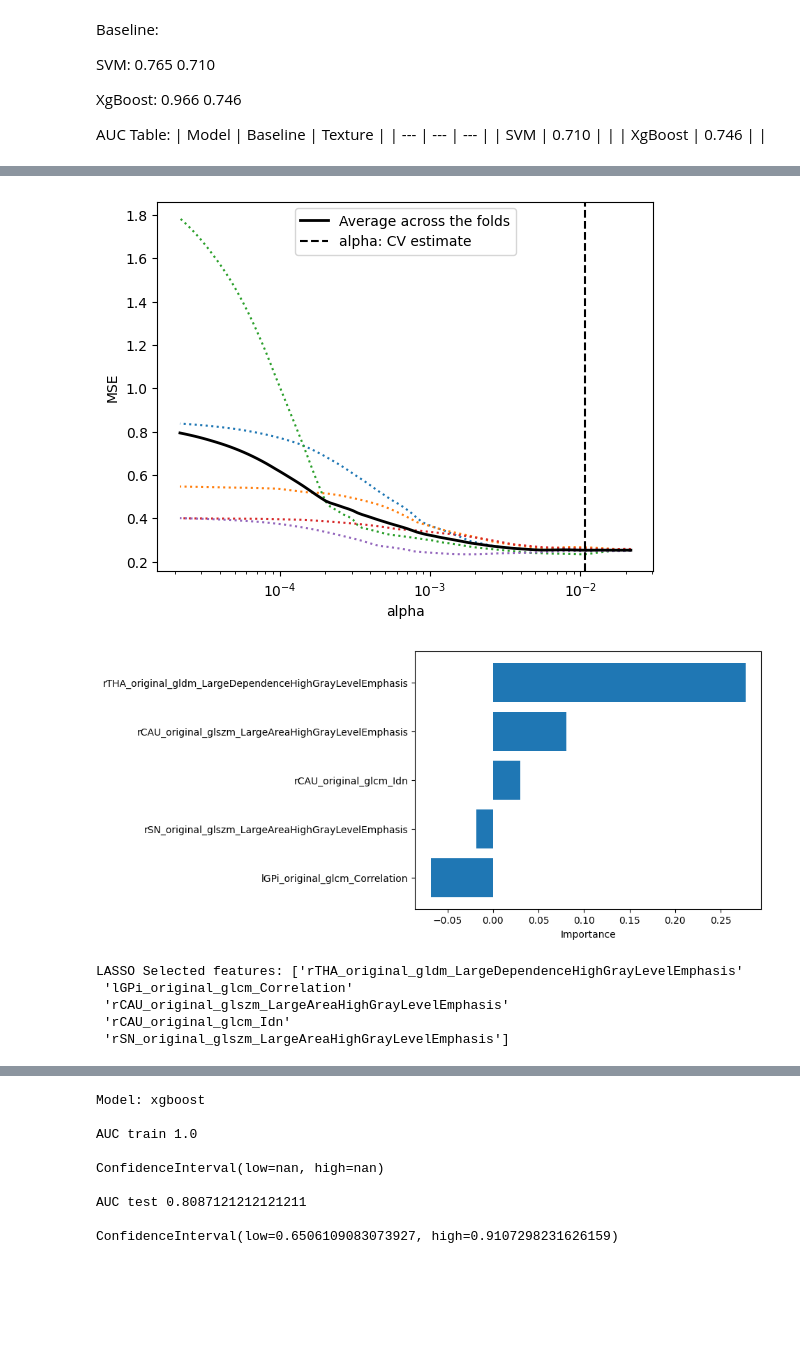
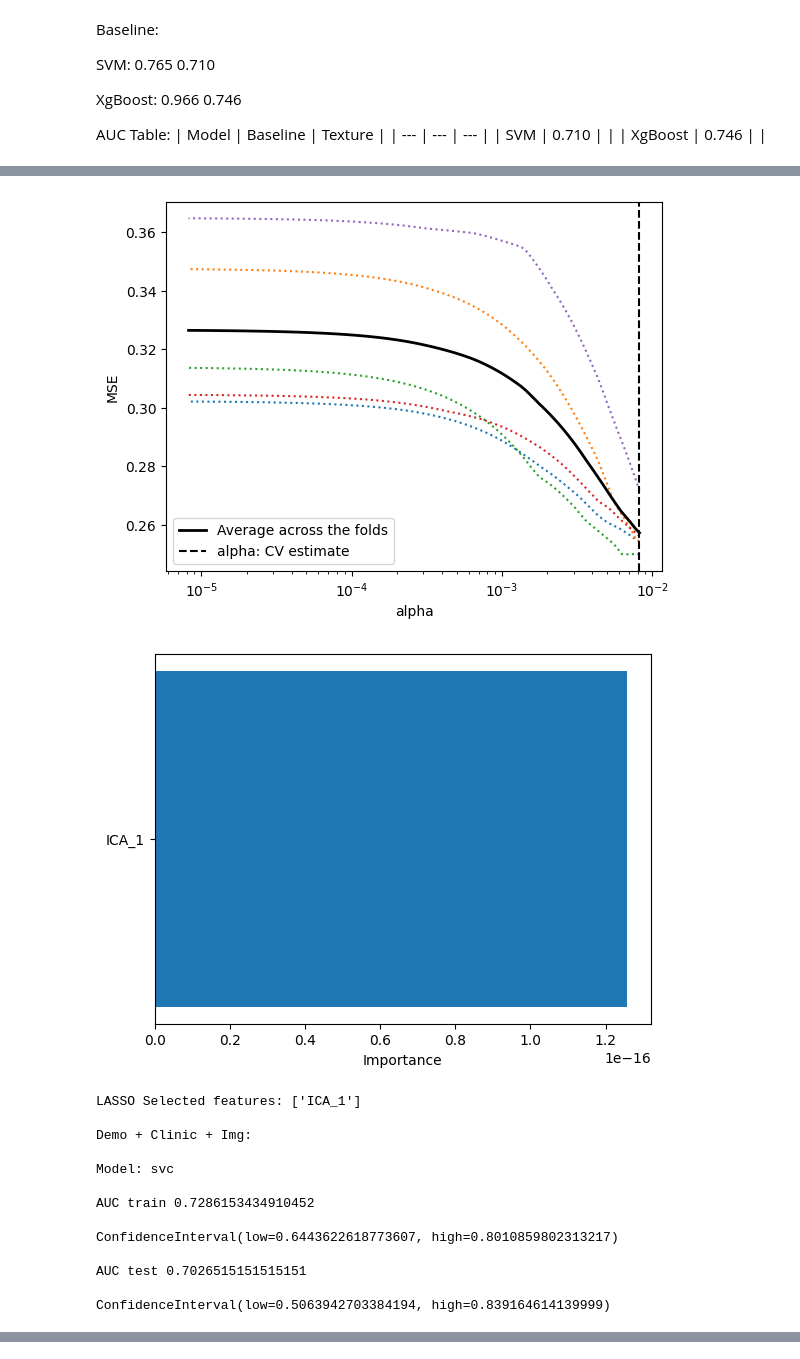
Before and after one commit to b1060t/LdopaPrediction, a Jupyter notebook: code/proc.ipynb, the cells around one changed output, grey strips where cells are left out. Drawn from its saved outputs; the diff is of its cells as text; code cells hidden in the pictures; blank space fills up the shorter version.

Commit message:
voxelwise predictor
Signed-off-by: biobot <biobot94@gmail.com>

```diff
--- a/code/proc.ipynb
+++ b/code/proc.ipynb
@@ -20,7 +20,7 @@ AUC Table:
 | SVM | 0.710 |  |
 | XgBoost | 0.746 |  |
 # %%
-run('pat_data', ['classification/2'], [['t1_radiomic']], print, plot_flag=True, feature_selection=True)
+run('pat_data', ['classification/2'], [['ica_masked_voxel_online']], print, plot_flag=True, feature_selection=True)
 # %% [output]
 Task: classification/2
 
@@ -42,7 +42,15 @@ LASSO Selected alpha: 0.010779131700049188
-[figure, old version]
+[figure, new version]
-[figure, old version]
+[figure, new version]
-LASSO Selected features: ['rTHA_original_gldm_LargeDependenceHighGrayLevelEmphasis'
- 'lGPi_original_glcm_Correlation'
- 'rCAU_original_glszm_LargeAreaHighGrayLevelEmphasis'
- 'rCAU_original_glcm_Idn'
- 'rSN_original_glszm_LargeAreaHighGrayLevelEmphasis']
+LASSO Selected features: ['ICA_1']
+
+Demo + Clinic + Img:
+
+Model: svc
+
+AUC train 0.7286153434910452
+
+ConfidenceInterval(low=0.6443622618773607, high=0.8010859802313217)
+
+AUC test 0.7026515151515151
+
+ConfidenceInterval(low=0.5063942703384194, high=0.839164614139999)
@@ -69,9 +69,0 @@ ConfidenceInterval(low=0.6223547268335301, high=0.8903646315485173)
-Model: xgboost
-
-AUC train 1.0
-
-ConfidenceInterval(low=nan, high=nan)
-
-AUC test 0.8087121212121211
-
-ConfidenceInterval(low=0.6506109083073927, high=0.9107298231626159)
```
Also changed, not shown: parts of 1 cell of this notebook, 3 other files.
